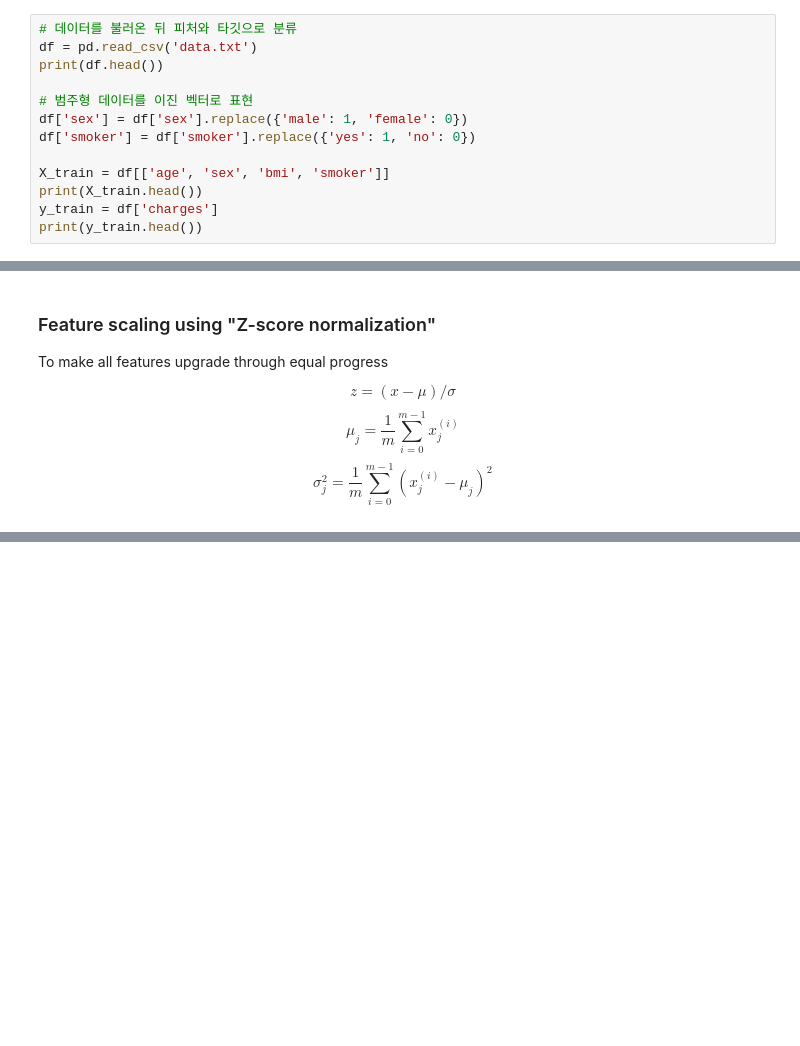
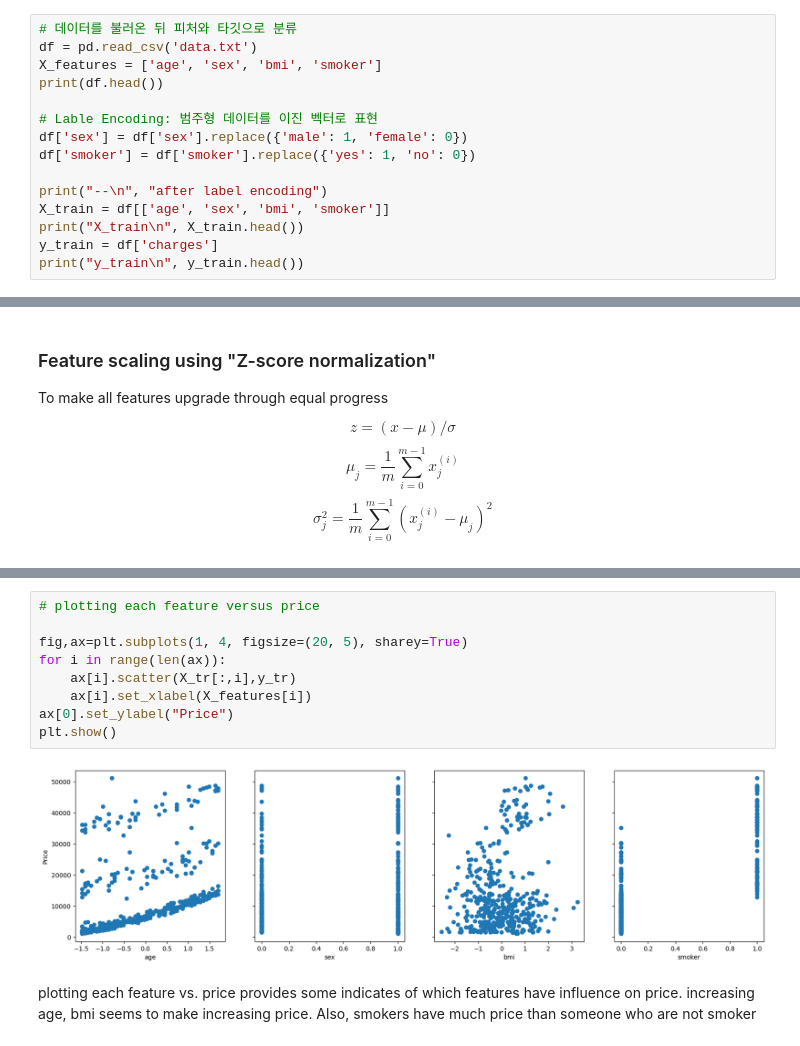
Before and after one commit to J-sehyeon/Machine-Learning-by-Coursera, a Jupyter notebook: Regression with multiple input variables/Preprocessing.ipynb, the cells around one changed output, grey strips where cells are left out. Cells and saved outputs as stored; diff of their text form; blank space fills up the shorter version.

```diff
--- a/Regression with multiple input variables/Preprocessing.ipynb
+++ b/Regression with multiple input variables/Preprocessing.ipynb
@@ -17,16 +19,18 @@ import numpy as np
 # %%
 # 데이터를 불러온 뒤 피처와 타깃으로 분류
 df = pd.read_csv('data.txt')
+X_features = ['age', 'sex', 'bmi', 'smoker']
 print(df.head())
 
-# 범주형 데이터를 이진 벡터로 표현
+# Lable Encoding: 범주형 데이터를 이진 벡터로 표현
 df['sex'] = df['sex'].replace({'male': 1, 'female': 0})
 df['smoker'] = df['smoker'].replace({'yes': 1, 'no': 0})
 
+print("--\n", "after label encoding")
 X_train = df[['age', 'sex', 'bmi', 'smoker']]
-print(X_train.head())
+print("X_train\n", X_train.head())
 y_train = df['charges']
-print(y_train.head())
+print("y_train\n", y_train.head())
 # %% [output]
    age     sex     bmi  children smoker     region      charges
 0   19  female  27.900         0    yes  southwest  16884.92400
@@ -87,0 +107,15 @@ print(np.sum(X_tr[:, 2]))
+# %%
+# plotting each feature versus price
+
+fig,ax=plt.subplots(1, 4, figsize=(20, 5), sharey=True)
+for i in range(len(ax)):
+    ax[i].scatter(X_tr[:,i],y_tr)
+    ax[i].set_xlabel(X_features[i])
+ax[0].set_ylabel("Price")
+plt.show()
+# %% [output]
+[figure, added]
+# %% [markdown]
+plotting each feature vs. price provides some indicates of which features have influence on price.
+increasing age, bmi seems to make increasing price.
+Also, smokers have much price than someone who are not smoker
```
Also changed, not shown: parts of 10 cells of this notebook.
